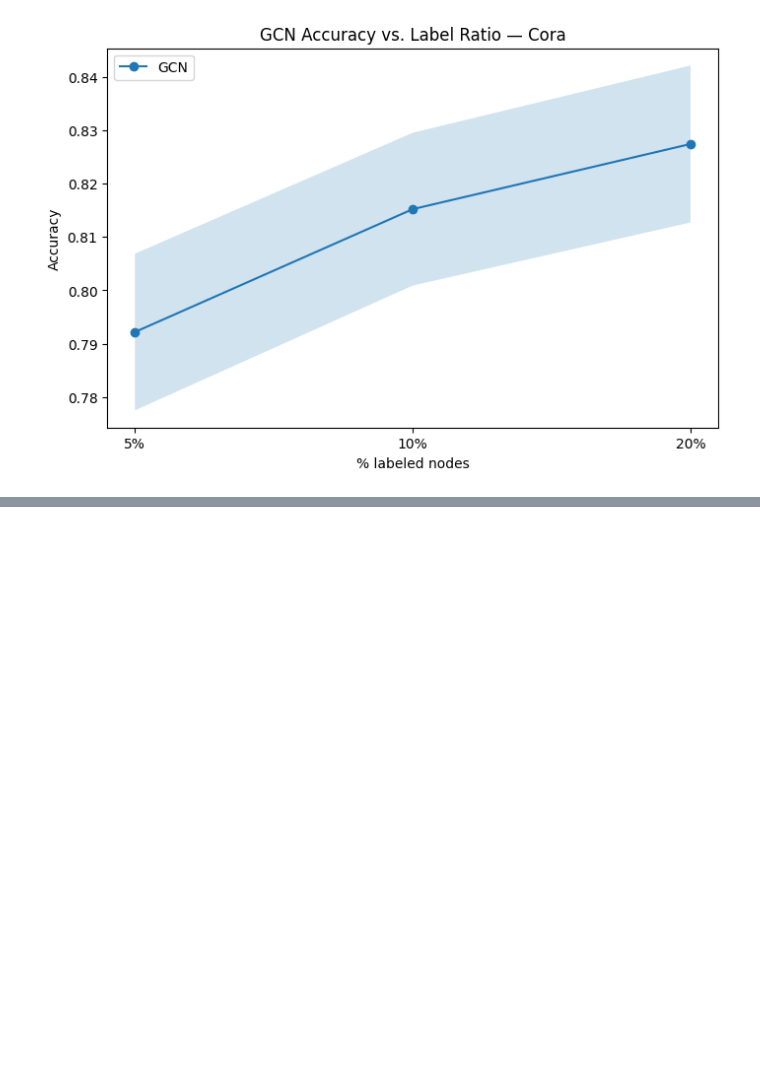
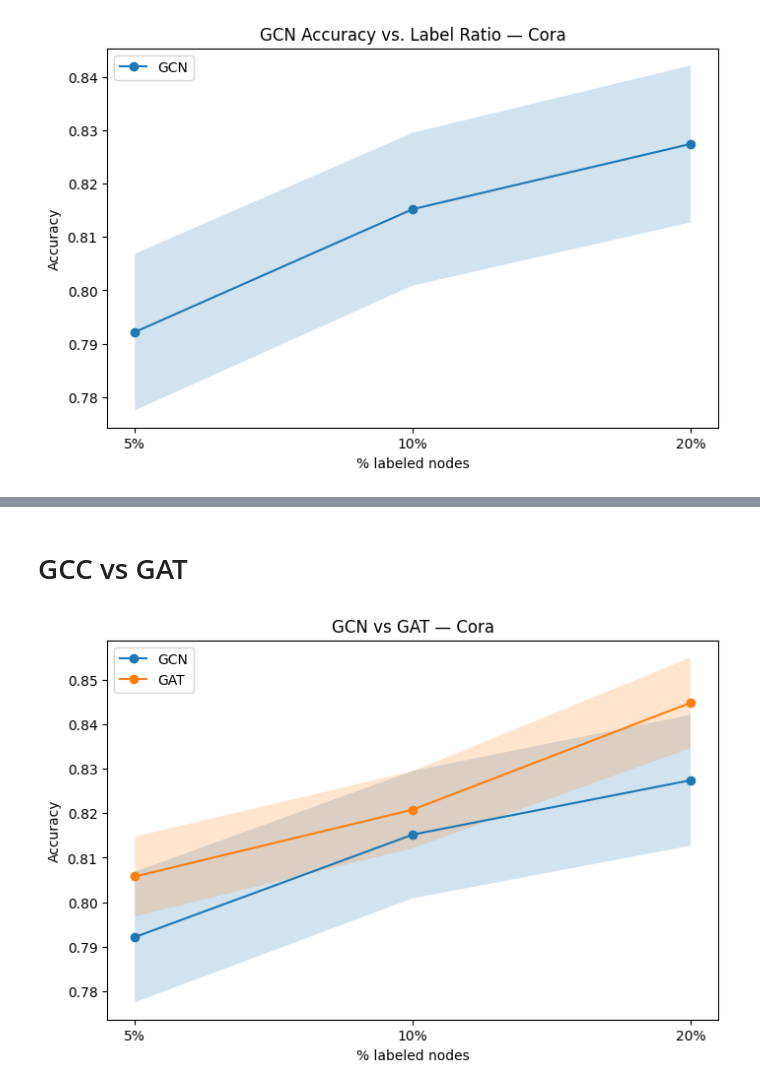
Before and after one commit to Domloj/gnn-label-efficiency, a Jupyter notebook: gnn-label-efficiency.ipynb, the cells around one changed output, grey strips where cells are left out. Drawn from its saved outputs; the diff is of its cells as text; code cells hidden in the pictures; blank space fills up the shorter version.

```diff
--- a/gnn-label-efficiency.ipynb
+++ b/gnn-label-efficiency.ipynb
@@ -161,0 +196,22 @@ plt.show()
+# %%
+all_results = {'GCN': results}  # zachowaj wyniki GCN
+gat_results = defaultdict(list)
+
+for ratio in ratios:
+    for seed in seeds:
+        data.train_mask = create_split(data, ratio, seed)
+
+        model = GAT(dataset.num_features, 8, dataset.num_classes)
+        optimizer = torch.optim.Adam(model.parameters(), lr=0.005, weight_decay=5e-4)
+
+        for epoch in range(200):
+            train()
+
+        acc = test()
+        gat_results[ratio].append(acc)
+        print(f'GAT | Ratio: {ratio:.0%}, Seed: {seed}, Acc: {acc:.4f}')
+
+all_results['GAT'] = gat_results
+
+for ratio, accs in gat_results.items():
+    print(f'{ratio:.0%}: {np.mean(accs):.4f} ± {np.std(accs):.4f}')
@@ -161,0 +237,22 @@ plt.show()
+# %% [markdown]
+# GCC vs GAT
+# %%
+plt.figure(figsize=(8, 5))
+
+for model_name, res in all_results.items():
+    means = [np.mean(res[r]) for r in ratios]
+    stds = [np.std(res[r]) for r in ratios]
+    plt.plot(labels, means, marker='o', label=model_name)
+    plt.fill_between(labels,
+                     [m-s for m,s in zip(means,stds)],
+                     [m+s for m,s in zip(means,stds)],
+                     alpha=0.2)
+
+plt.xlabel('% labeled nodes')
+plt.ylabel('Accuracy')
+plt.title('GCN vs GAT — Cora')
+plt.legend()
+plt.savefig('results/gcn_vs_gat.png')
+plt.show()
+# %% [output]
+[figure, added]
```
Also changed, not shown: parts of 8 cells of this notebook, 5 other files.
